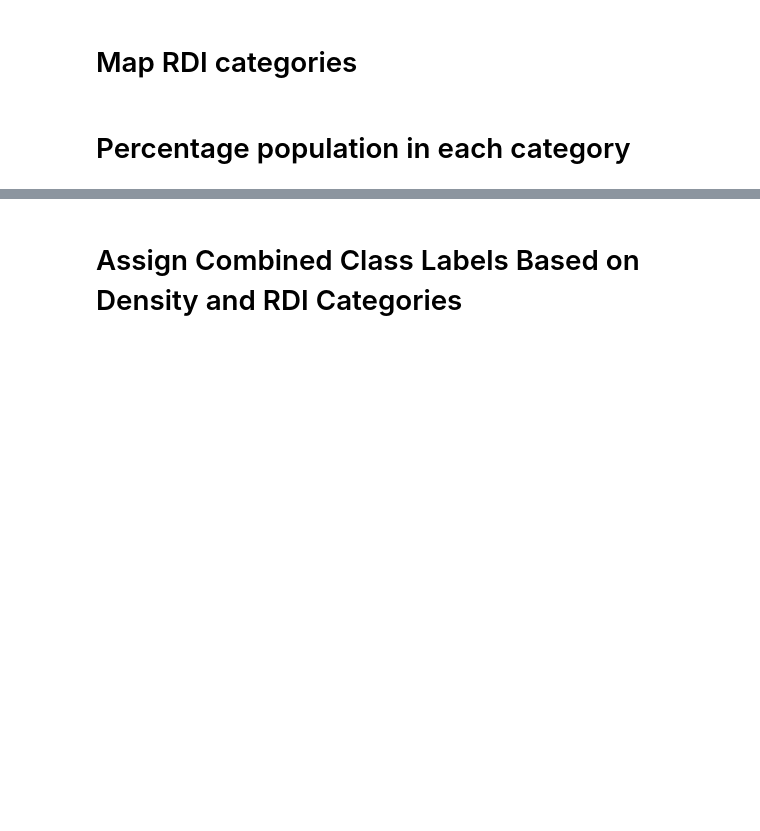
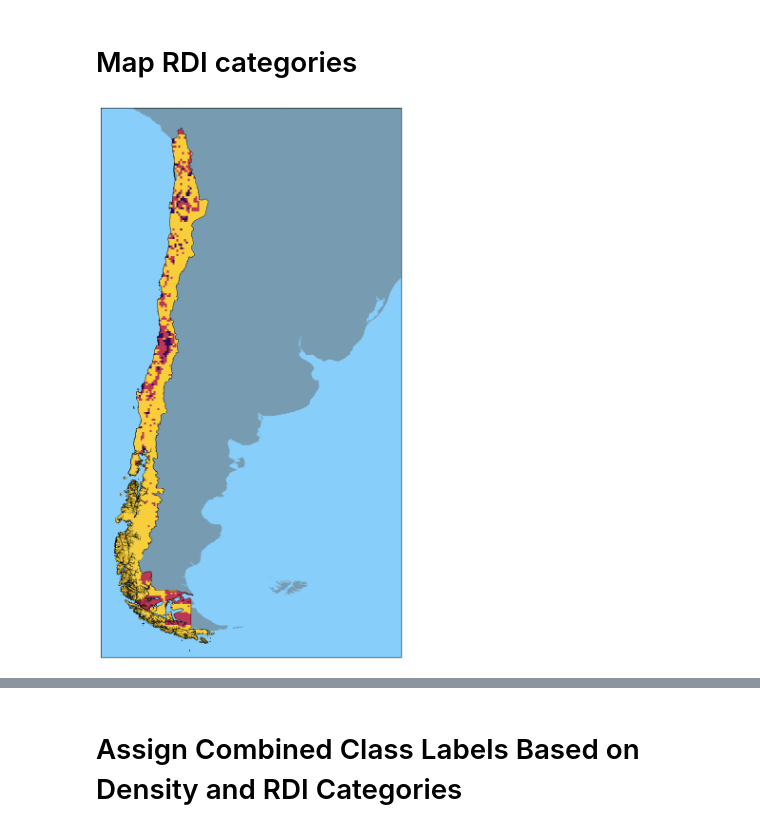
Before and after one commit to carmen-cabrera/latin-mobility-covid, a Jupyter notebook: notebooks/preprocessing/07-add-exo-var-to-baseline-pop.ipynb, the cells around one changed output, grey strips where cells are left out. Saved outputs shown, nothing was run; the diff lists cells and outputs as text; code cells hidden in the pictures; blank space fills up the shorter version.

```diff
--- a/notebooks/preprocessing/07-add-exo-var-to-baseline-pop.ipynb
+++ b/notebooks/preprocessing/07-add-exo-var-to-baseline-pop.ipynb
@@ -345,12 +351,22 @@ for i in range(len(movcell_baseline_imput_pop)):
     if pd.isna(movcell_baseline_imput_pop.loc[i, 'class_rdi_plot']):
         movcell_baseline_imput_pop.loc[i, 'class_rdi_plot'] = 2
 
+
+# get the base colormap
+cmap_base = matplotlib.colormaps.get_cmap('inferno')
+# sample 27 evenly spaced colors from it
+cmap = [cmap_base(i / 26) for i in [4, 13, 23]]  # picks mid-range colors
 movcell_baseline_imput_pop.plot(
-    column='class_rdi_plot', cmap='viridis', k=3, legend=False, zorder=2, ax=ax
+    column='class_rdi_plot',
+    cmap=matplotlib.colors.ListedColormap(cmap),
+    k=3,
+    legend=False,
+    zorder=2,
+    ax=ax
 )
 movcell_baseline_imput_pop.drop(['class_rdi_plot'], axis=1)
 
-movcell_baseline_imput_pop.plot(column='class_rdi', cmap='viridis', ax=ax, legend=False)
+movcell_baseline_imput_pop.plot(column='class_rdi', cmap='inferno', ax=ax, legend=False)
 
 if country == 'Argentina':
     ax.set_xlim(-77, -49)
@@ -362,33 +378,33 @@ elif country == 'Colombia':
     ax.set_xlim(-80, -64)
     ax.set_ylim(-5.5, 13.5)
 elif country == 'Mexico':
     ax.set_xlim(-119, -85)
     ax.set_ylim(10, 38)
 
 ax.tick_params(axis='both', which='both', width=0, length=0, color='k', labelleft=False, labelbottom=False)
 
 im = plt.imread(wd + '/data/inputs/boundaries/north-arrow.png')
 
 if country == 'Argentina':
     loc_arr1 = [0.655, 0.82, 0.04, 0.04]
 elif country == 'Chile':
     loc_arr1 = [0.655, 0.82, 0.04, 0.04]
 elif country == 'Colombia':
     loc_arr1 = [0.755, 0.82, 0.04, 0.04]
 elif country == 'Mexico':
     loc_arr1 = [0.83, 0.78, 0.04, 0.04]
 
 newax = fig.add_axes(loc_arr1, zorder=1)
 newax.tick_params(axis='both', which='both', labelbottom=False, labelleft=False, width=0, length=0)
 newax.set_facecolor('None')
 plt.setp(newax.spines.values(), linewidth=0)
 # newax.imshow(im)
 
 plt.savefig(
-    wd + '/plots/map-classes/map-classes-rdi-' + country_short + '-nolegend-invert.pdf',
+    wd + '/plots/map-classes/map-classes-rdi-' + country_short + '-nolegend-invert-new-palette.pdf',
     bbox_inches='tight'
 )
 
 plt.show()
+# %% [output]
+[figure, added]
-# %% [markdown]
-# Percentage population in each category
```
Also changed, not shown: parts of 31 cells of this notebook, 6 other files.
